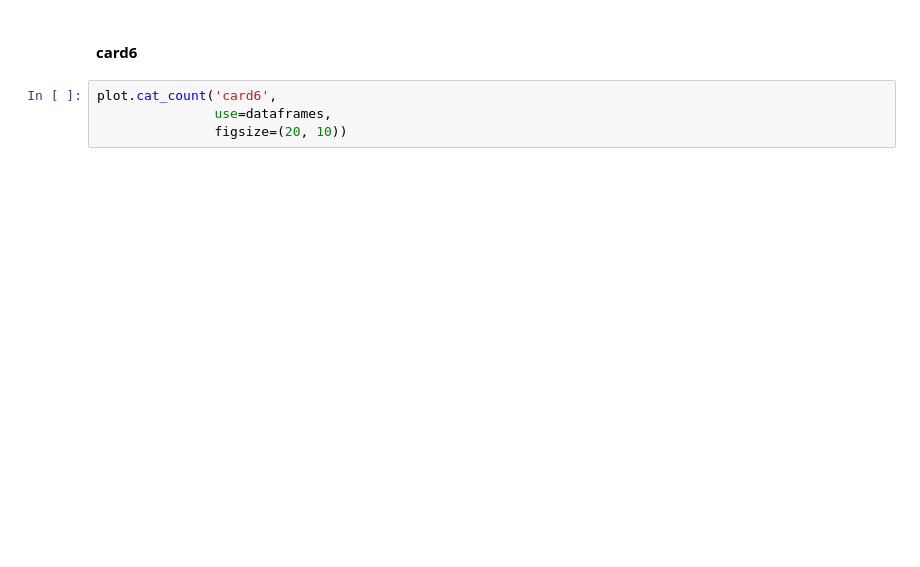
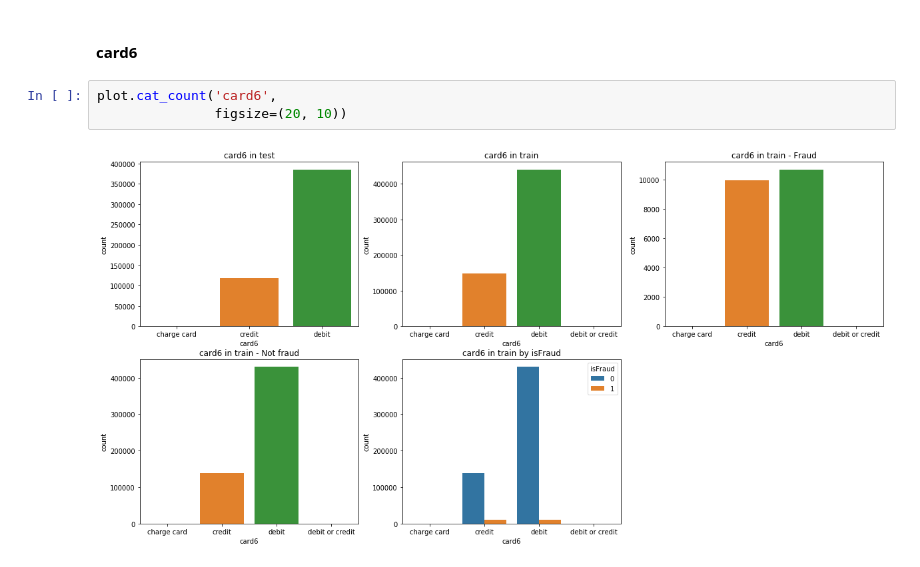
Before and after one commit to Antiguru11/ieee-fraud-detection-competition, a Jupyter notebook: src/eda.ipynb, the cells around one changed output. Saved outputs shown, nothing was run; the diff lists cells and outputs as text; blank space fills up the shorter version.

```diff
--- a/src/eda.ipynb
+++ b/src/eda.ipynb
@@ -73,5 +70,6 @@ plot.cat_count('card4',
 #### __card6__
 # %%
 plot.cat_count('card6',
-               use=dataframes,
                figsize=(20, 10))
+# %% [output]
+[figure, added]
```
Also changed, not shown: parts of 10 cells of this notebook, 6 other files.
